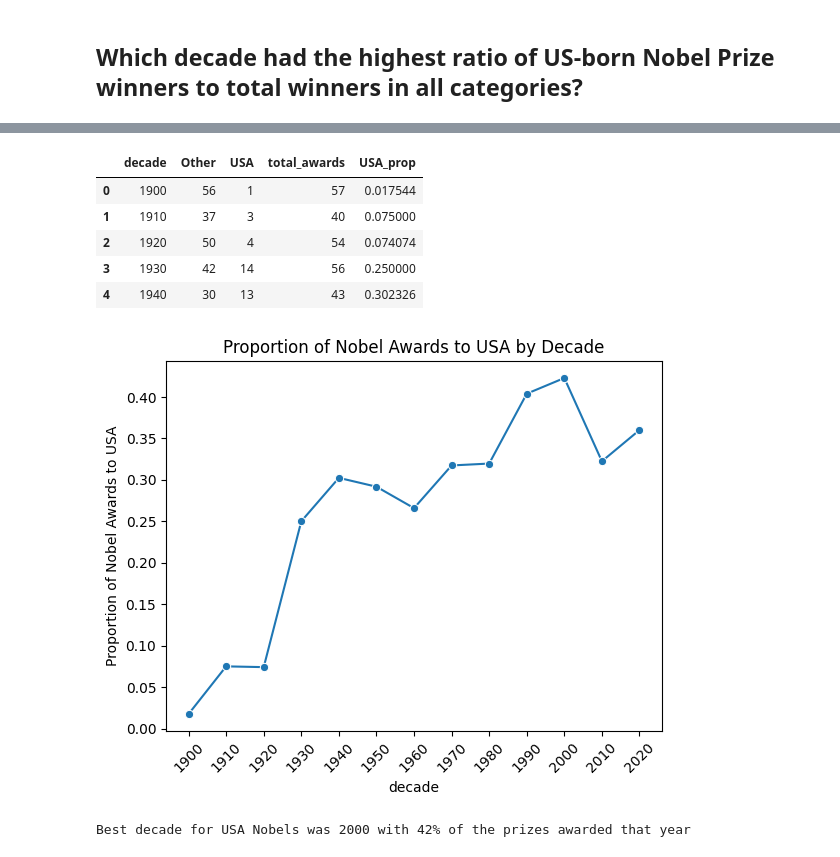
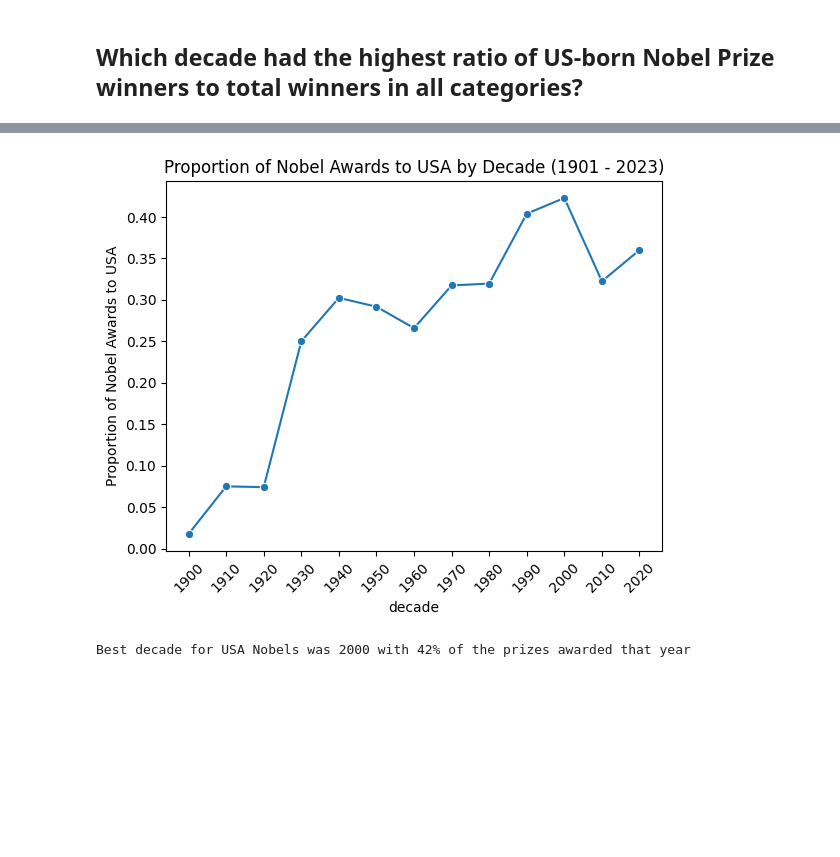
Before and after one commit to MichaelSzczepaniak/DSPortfolio, a Jupyter notebook: Nobel_Winners/NobelWinners.ipynb, the cells around one changed output, grey strips where cells are left out. Saved outputs shown, nothing was run; the diff lists cells and outputs as text; code cells hidden in the pictures; blank space fills up the shorter version.

```diff
--- a/Nobel_Winners/NobelWinners.ipynb
+++ b/Nobel_Winners/NobelWinners.ipynb
@@ -146,0 +173,8 @@ Shape of df_over_time: (1000, 5)
+# %%
+df_top_countries['total_award'] = df_top_countries['United States of America'] + \
+                                  df_top_countries['United Kingdom'] + \
+                                  df_top_countries['Germany'] + \
+                                  df_top_countries['France'] + \
+                                  df_top_countries['Other']
+df_top_countries['USA_prop'] = df_top_countries['United States of America'] / df_top_countries['total_award']
+df_top_countries.head()
@@ -147,30 +189,12 @@ Shape of df_over_time: (1000, 5)
 # %%
-# create counts of non-US and US awards by decade
-df_medals_by_decade = df_over_time.groupby(by=['decade', 'is_USA'])['is_USA'].count()
-df_medals_by_decade = df_medals_by_decade.rename('count').reset_index()
-df_medals_by_decade = df_medals_by_decade.pivot(index='decade', columns='is_USA', values='count').reset_index()
-df_medals_by_decade.columns.name = None  # is_USA is the column axis name (not the index name)
-# rename country count columns to something more readable
-df_medals_by_decade.rename(columns={0: "Other", 1: "USA"}, inplace=True)
-# proportion USA awards
-df_medals_by_decade['total_awards'] = df_medals_by_decade['Other'] + df_medals_by_decade['USA']
-df_medals_by_decade['USA_prop'] = df_medals_by_decade['USA'] / df_medals_by_decade['total_awards']
-df_medals_by_decade.head()
+# USA proportion over the decades
+g = sns.lineplot(data=df_top_countries, x="decade", y="USA_prop", marker='o')
+g.set_ylabel("Proportion of Nobel Awards to USA")
+g.set_title("Proportion of Nobel Awards to USA by Decade (1901 - 2023)")
+plt.xticks(rotation=45)
+
+plt.show()
 # %% [output]
-|  | decade | Other | USA | total_awards | USA_prop |
-| 0 | 1900 | 56 | 1 | 57 | 0.017544 |
-| 1 | 1910 | 37 | 3 | 40 | 0.075000 |
-| 2 | 1920 | 50 | 4 | 54 | 0.074074 |
-| 3 | 1930 | 42 | 14 | 56 | 0.250000 |
-| 4 | 1940 | 30 | 13 | 43 | 0.302326 |
+[figure, added]
-# %%
-g = sns.lineplot(data=df_medals_by_decade, x="decade", y="USA_prop", marker='o')
-g.set_ylabel("Proportion of Nobel Awards to USA")
-g.set_title("Proportion of Nobel Awards to USA by Decade")
-plt.xticks(rotation=45)
-
-plt.show()
-# %% [output]
-[figure, removed]
 # %%
 # just need to sort to confirm what we see visually
```
Also changed, not shown: parts of 6 cells of this notebook.
